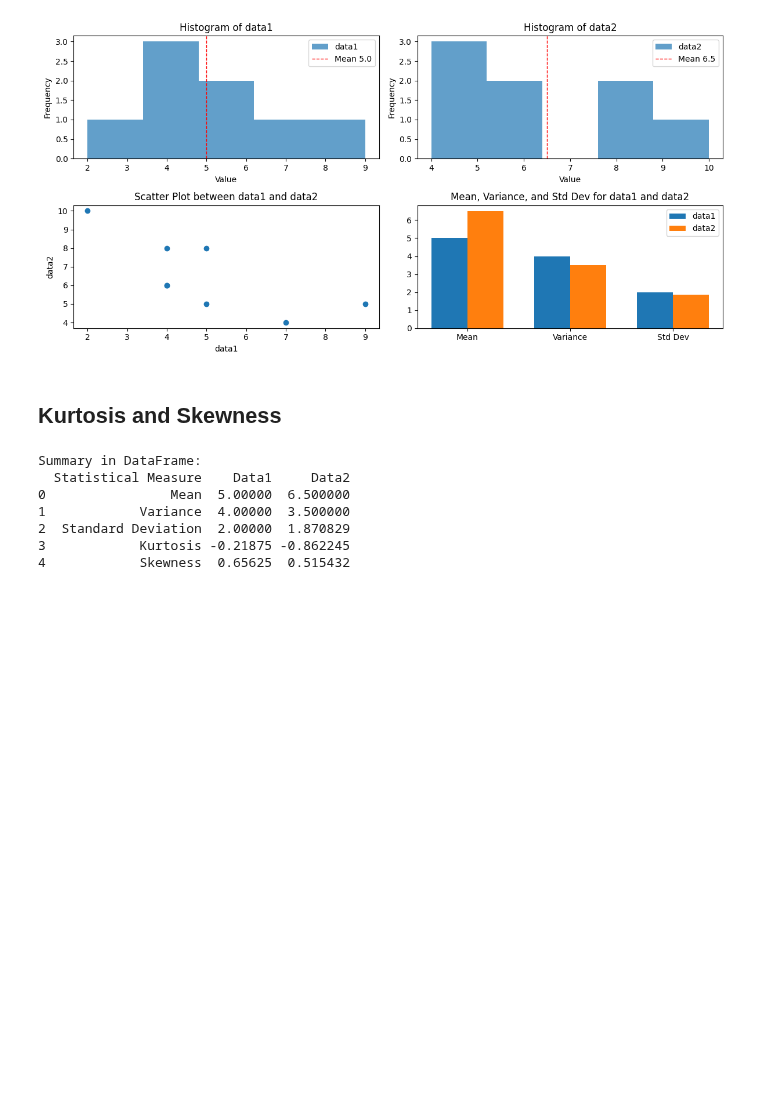
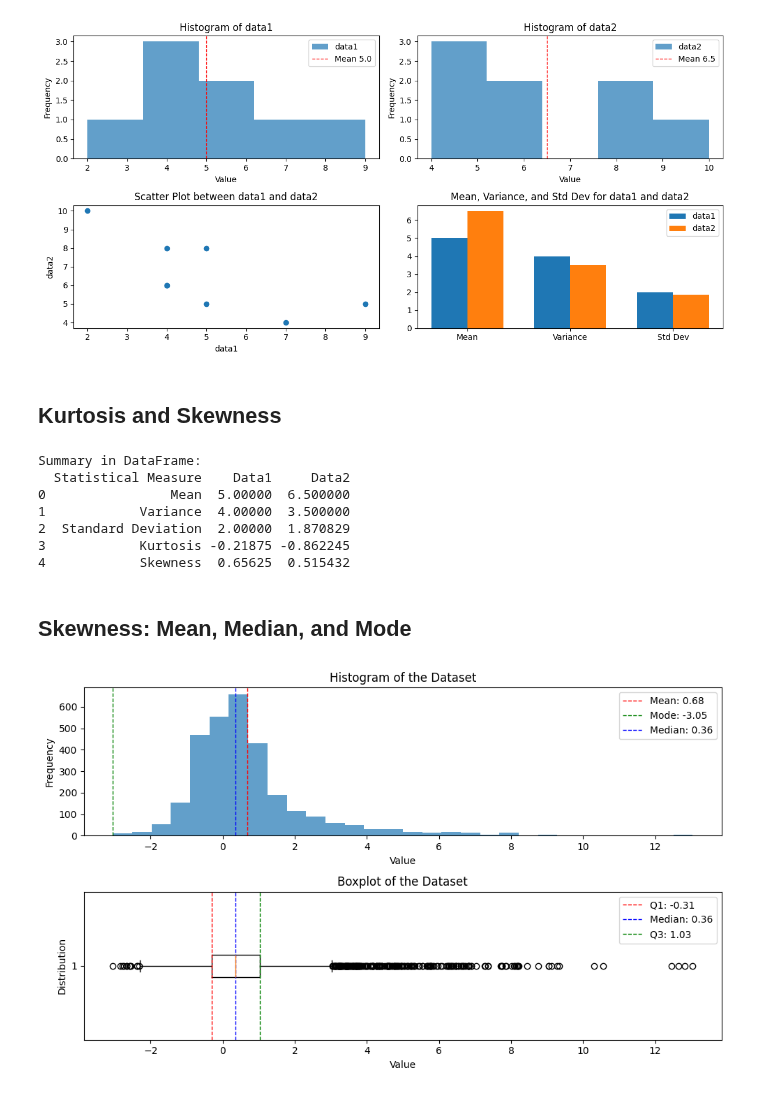
Before and after one commit to contento/lab.jupyter, a Jupyter notebook: descriptive-statistics.ipynb, the cells around one changed output. Saved outputs shown, nothing was run; the diff lists cells and outputs as text; code cells hidden in the pictures; blank space fills up the shorter version.

```diff
--- a/descriptive-statistics.ipynb
+++ b/descriptive-statistics.ipynb
@@ -183,3 +176,53 @@ Summary in DataFrame:
 2  Standard Deviation  2.00000  1.870829
 3            Kurtosis -0.21875 -0.862245
 4            Skewness  0.65625  0.515432
+# %% [markdown]
+## Skewness: Mean, Median, and Mode
+# %%
+import numpy as np
+import pandas as pd
+from scipy import stats
+
+import matplotlib.pyplot as plt
+
+# Generate the dataset
+np.random.seed(0)
+data = np.concatenate([np.random.normal(loc=0, scale=1, size=1000),
+                       np.random.exponential(scale=2, size=1000),
+                       np.random.uniform(low=-1, high=1, size=1000)])
+
+# Calculate statistics
+mean = np.mean(data)
+mode = stats.mode(data)[0]
+median = np.median(data)
+quartiles = np.percentile(data, [25, 50, 75])
+
+# Plotting the statistics
+plt.figure(figsize=(10, 6))
+
+# Histogram
+plt.subplot(2, 1, 1)
+plt.hist(data, bins=30, alpha=0.7)
+plt.axvline(mean, color='r', linestyle='dashed', linewidth=1, label=f"Mean: {mean:.2f}")
+plt.axvline(mode, color='g', linestyle='dashed', linewidth=1, label=f"Mode: {mode:.2f}")
+plt.axvline(median, color='b', linestyle='dashed', linewidth=1, label=f"Median: {median:.2f}")
+plt.title('Histogram of the Dataset')
+plt.xlabel('Value')
+plt.ylabel('Frequency')
+plt.legend()
+
+# Boxplot
+plt.subplot(2, 1, 2)
+plt.boxplot(data, vert=False)
+plt.axvline(quartiles[0], color='r', linestyle='dashed', linewidth=1, label=f"Q1: {quartiles[0]:.2f}")
+plt.axvline(median, color='b', linestyle='dashed', linewidth=1, label=f"Median: {median:.2f}")
+plt.axvline(quartiles[2], color='g', linestyle='dashed', linewidth=1, label=f"Q3: {quartiles[2]:.2f}")
+plt.title('Boxplot of the Dataset')
+plt.xlabel('Value')
+plt.ylabel('Distribution')
+plt.legend()
+
+plt.tight_layout()
+plt.show()
+# %% [output]
+[figure, added]
```
Also changed, not shown: parts of 1 cell of this notebook, 7 other files.
